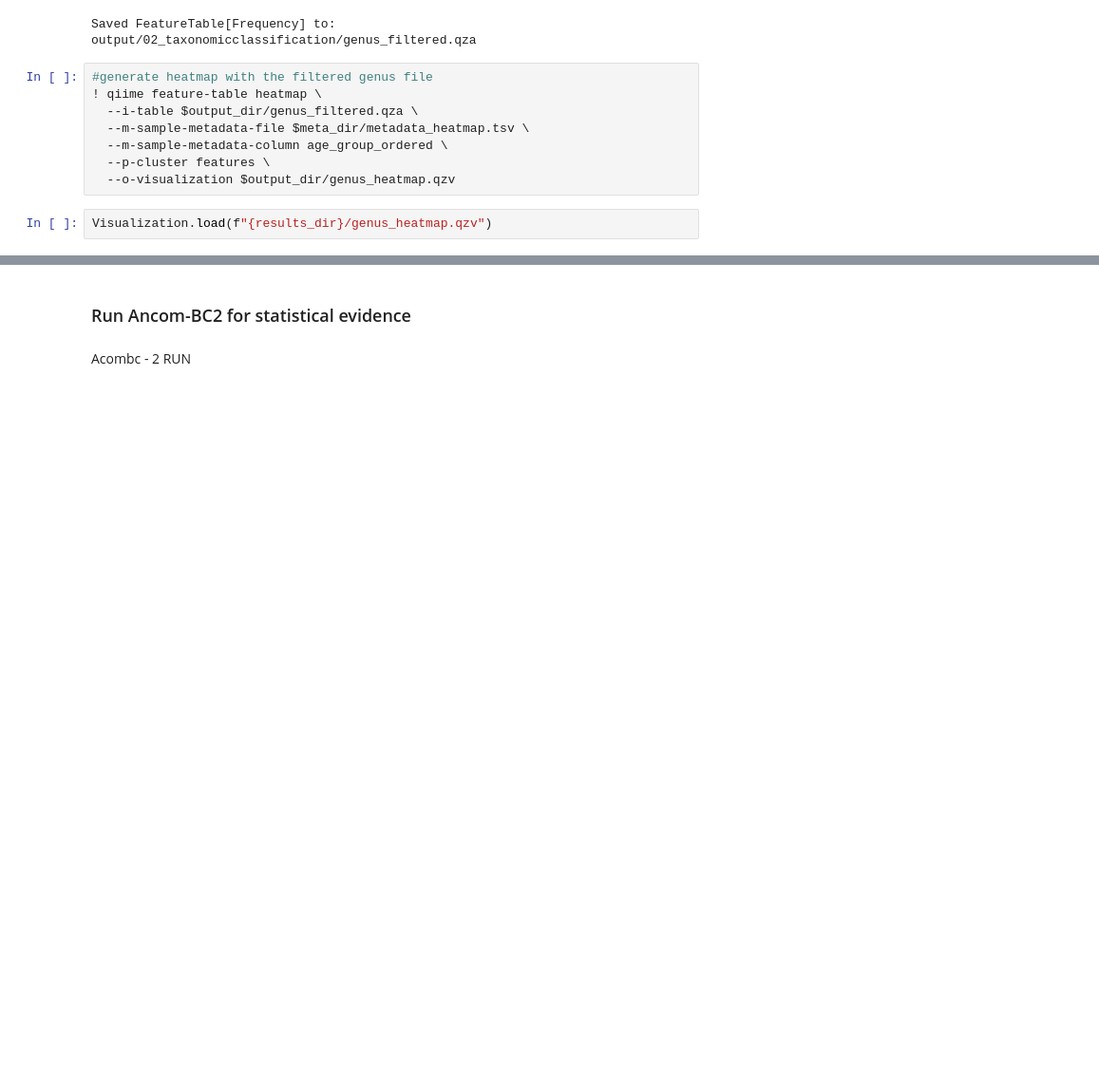
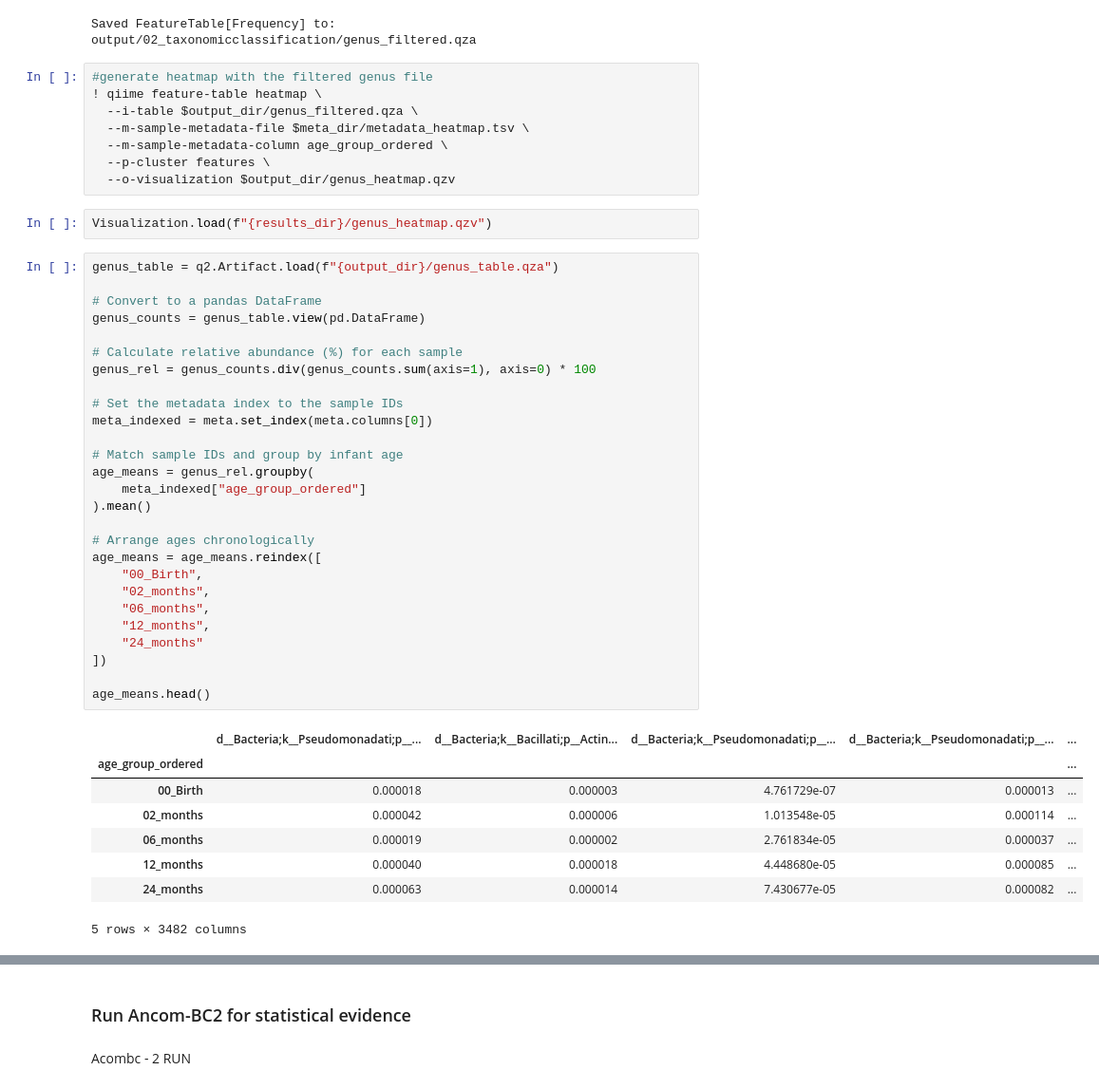
Before and after one commit to tpayer-eng/MicroOdyssey_clean, a Jupyter notebook: scripts/02_taxonomicclassification/Taxonomic_annotation_heatmap.ipynb, the cells around one changed output, grey strips where cells are left out. Shown at 95% size. Cells and saved outputs as stored; diff of their text form; blank space fills up the shorter version.

```diff
--- a/scripts/02_taxonomicclassification/Taxonomic_annotation_heatmap.ipynb
+++ b/scripts/02_taxonomicclassification/Taxonomic_annotation_heatmap.ipynb
@@ -84,3 +85,39 @@ Saved FeatureTable[Frequency] to: output/02_taxonomicclassification/genus_filter
   --o-visualization $output_dir/genus_heatmap.qzv
 # %%
 Visualization.load(f"{results_dir}/genus_heatmap.qzv")
+# %%
+genus_table = q2.Artifact.load(f"{output_dir}/genus_table.qza")
+
+# Convert to a pandas DataFrame
+genus_counts = genus_table.view(pd.DataFrame)
+
+# Calculate relative abundance (%) for each sample
+genus_rel = genus_counts.div(genus_counts.sum(axis=1), axis=0) * 100
+
+# Set the metadata index to the sample IDs
+meta_indexed = meta.set_index(meta.columns[0])
+
+# Match sample IDs and group by infant age
+age_means = genus_rel.groupby(
+    meta_indexed["age_group_ordered"]
+).mean()
+
+# Arrange ages chronologically
+age_means = age_means.reindex([
+    "00_Birth",
+    "02_months",
+    "06_months",
+    "12_months",
+    "24_months"
+])
+
+age_means.head()
+# %% [output]
+|  | d__Bacteria;k__Pseudomonadati;p__... | d__Bacteria;k__Bacillati;p__Actin... | d__Bacteria;k__Pseudomonadati;p__... | d__Bacteria;k__Pseudomonadati;p__... | ... |
+| age_group_ordered |  |  |  |  | ... |
+| 00_Birth | 0.000018 | 0.000003 | 4.761729e-07 | 0.000013 | ... |
+| 02_months | 0.000042 | 0.000006 | 1.013548e-05 | 0.000114 | ... |
+| 06_months | 0.000019 | 0.000002 | 2.761834e-05 | 0.000037 | ... |
+| 12_months | 0.000040 | 0.000018 | 4.448680e-05 | 0.000085 | ... |
+| 24_months | 0.000063 | 0.000014 | 7.430677e-05 | 0.000082 | ... |
+5 rows × 3482 columns
```
Also changed, not shown: parts of 8 cells of this notebook.
